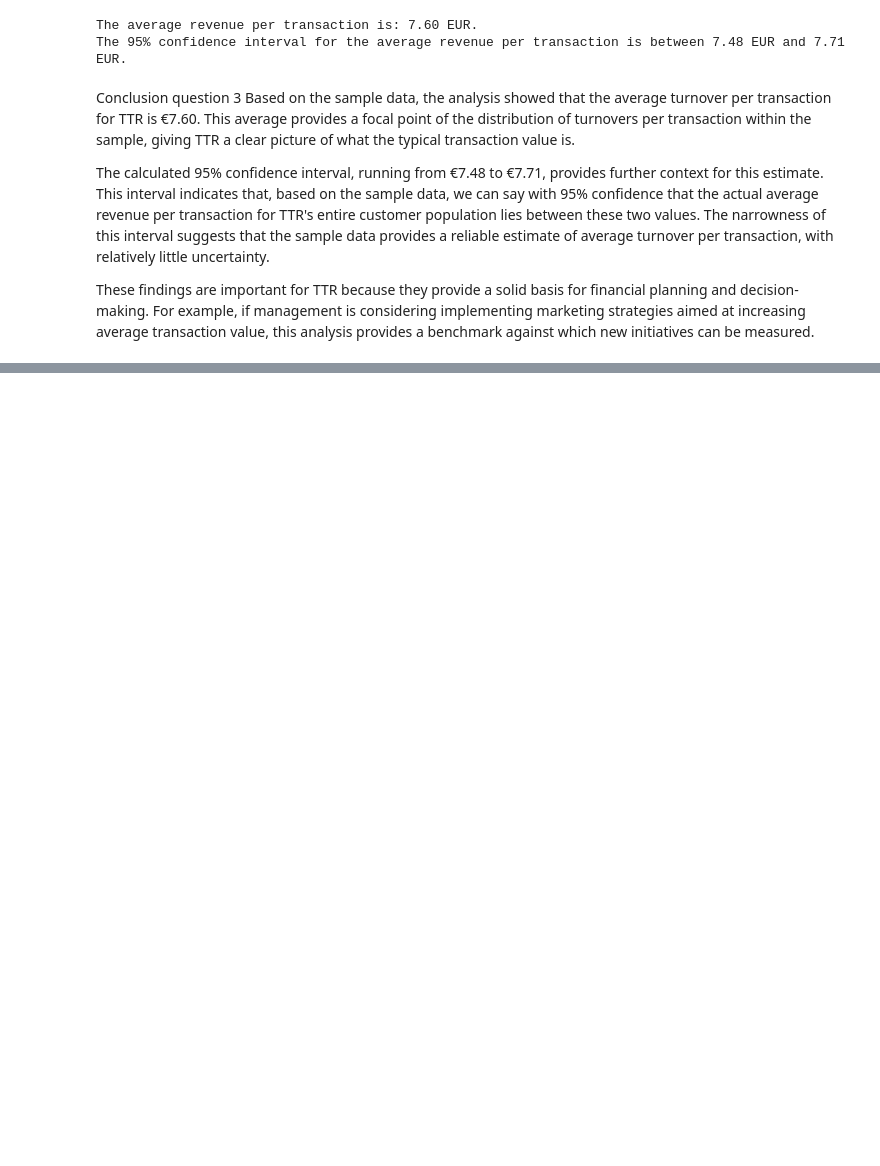
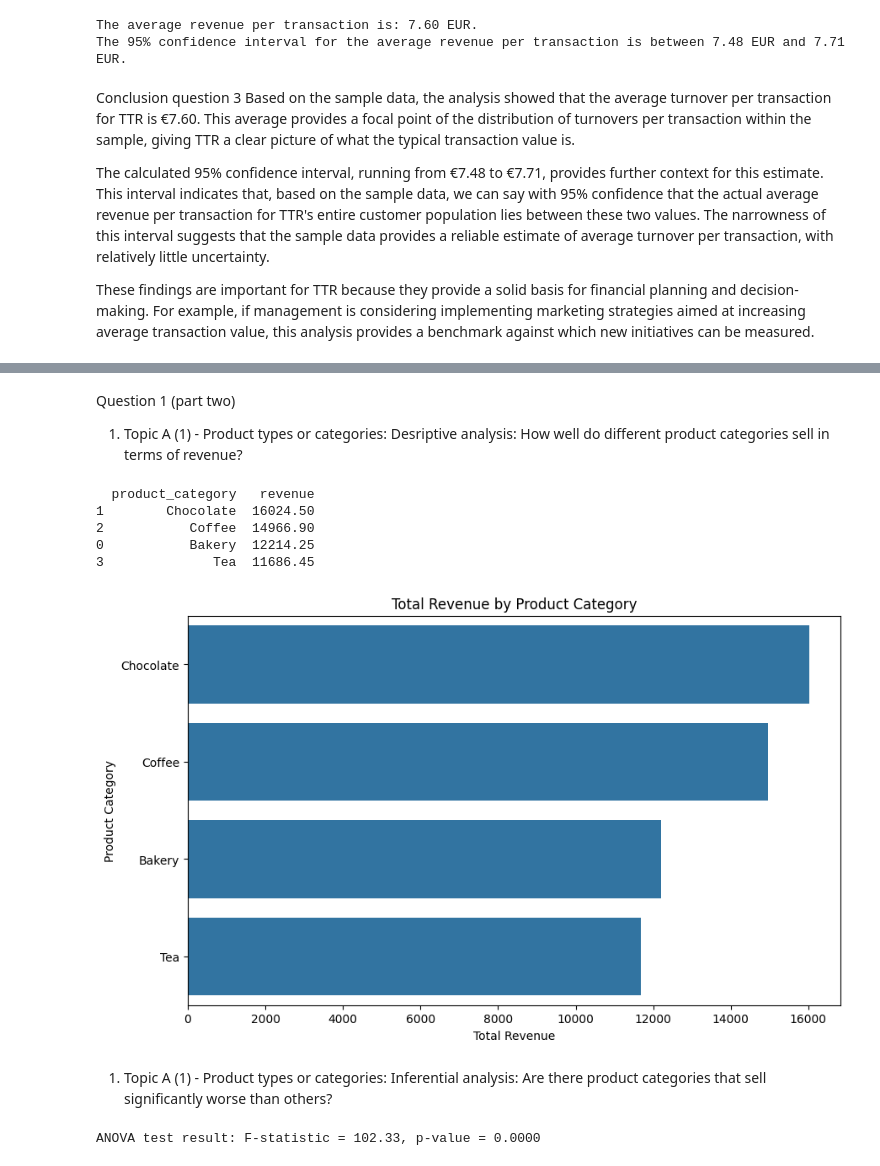
Before and after one commit to marielle1999/-Mathematics-and-Statistics-in-Python, a Jupyter notebook: sales revenue improvement.ipynb, the cells around one changed output, grey strips where cells are left out. Drawn from its saved outputs; the diff is of its cells as text; code cells hidden in the pictures; blank space fills up the shorter version.

```diff
--- a/sales revenue improvement.ipynb
+++ b/sales revenue improvement.ipynb
@@ -235,0 +231,40 @@ Report part 2
+# %% [markdown]
+Question 1 (part two)
+1. Topic A (1) - Product types or categories:
+Desriptive analysis:  How well do different product categories sell in terms of revenue?
+# %%
+data = pd.read_csv('https://raw.githubusercontent.com/marielle1999/-Mathematics-and-Statistics-in-Python/main/dataset_1659397.csv')  # Replace this with the correct path to your dataset
+
+
+data = data.dropna()
+if 'revenue' not in data.columns:
+    data['revenue'] = data['transaction_qty'] * data['unit_price']
+
+total_revenue_by_category = data.groupby('product_category')['revenue'].sum().reset_index()
+total_revenue_by_category = total_revenue_by_category.sort_values(by='revenue', ascending=False)
+print(total_revenue_by_category)
+
+plt.figure(figsize=(10, 6))
+sns.barplot(x='revenue', y='product_category', data=total_revenue_by_category)
+plt.title('Total Revenue by Product Category')
+plt.xlabel('Total Revenue')
+plt.ylabel('Product Category')
+plt.show()
+# %% [output]
+  product_category   revenue
+1        Chocolate  16024.50
+2           Coffee  14966.90
+0           Bakery  12214.25
+3              Tea  11686.45
+[figure, added]
+# %% [markdown]
+1. Topic A (1) - Product types or categories:
+Inferential analysis: Are there product categories that sell significantly worse than others?
+# %%
+import scipy.stats as stats
+
+anova_result = stats.f_oneway(*(data[data['product_category'] == category]['revenue'] for category in data['product_category'].unique()))
+
+print(f"ANOVA test result: F-statistic = {anova_result.statistic:.2f}, p-value = {anova_result.pvalue:.4f}")
+# %% [output]
+ANOVA test result: F-statistic = 102.33, p-value = 0.0000
```
Also changed, not shown: parts of 21 cells of this notebook, 1 other file.
